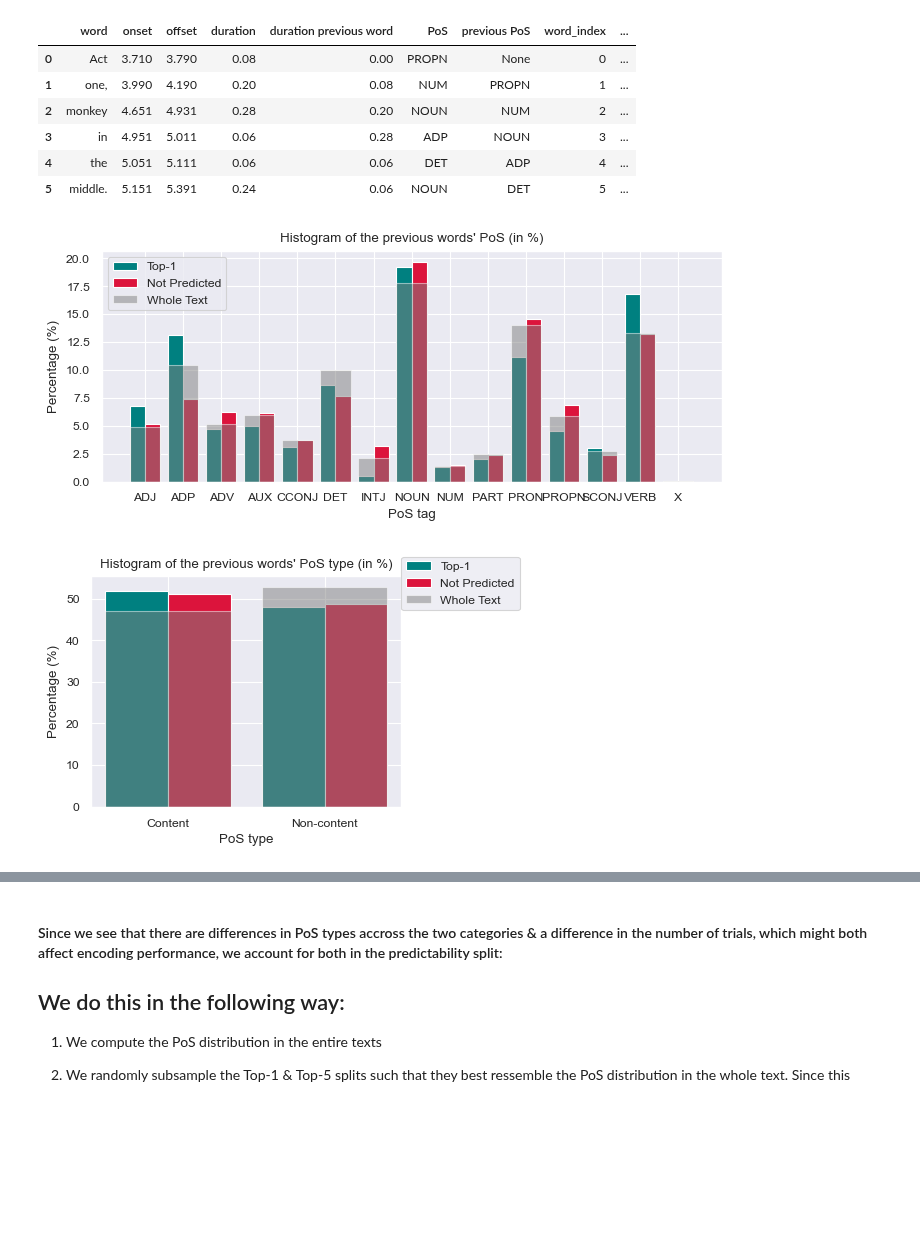
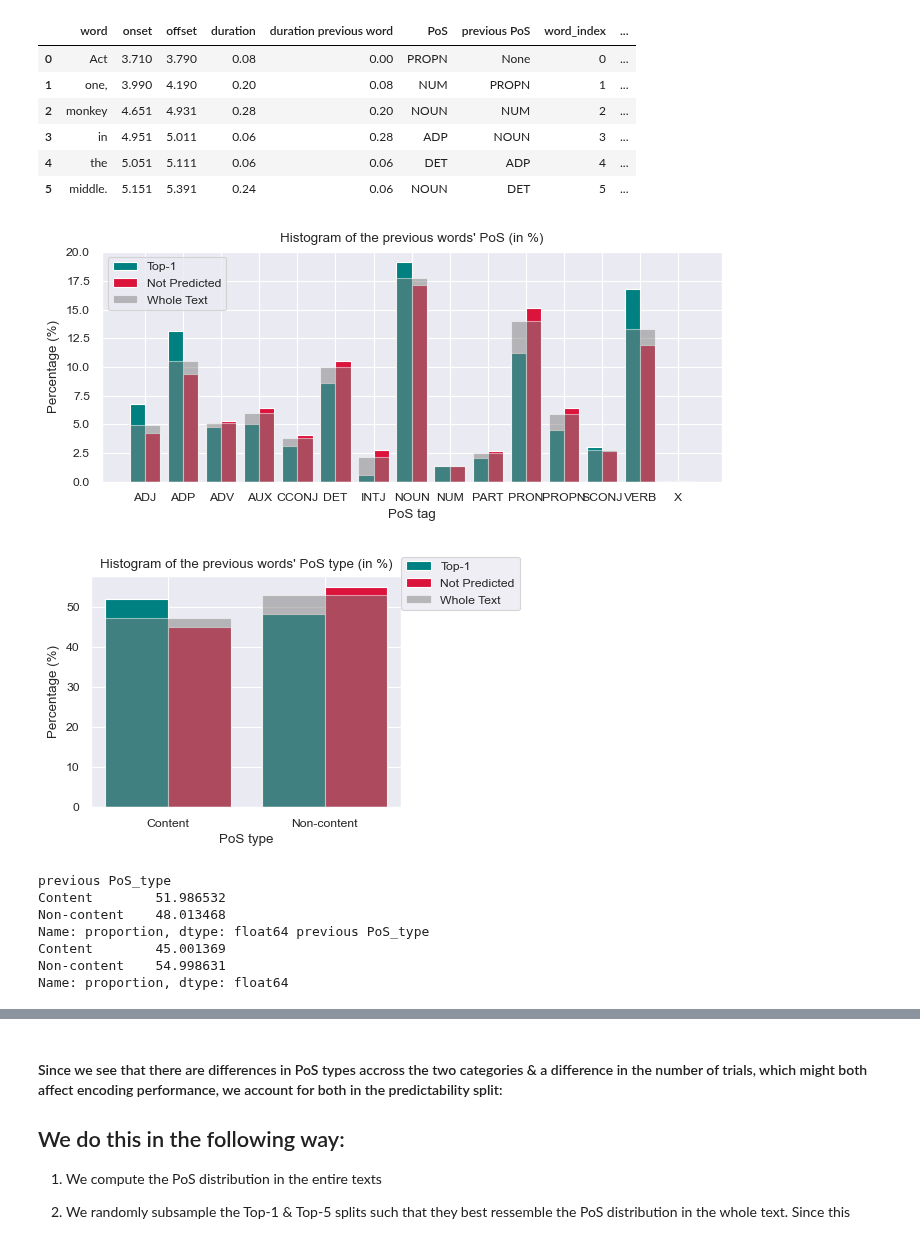
Before and after one commit to InesSchoenmann/Lingpred, a Jupyter notebook: notebooks/Audio_Encoding.ipynb, the cells around one changed output, grey strips where cells are left out. Saved outputs shown, nothing was run; the diff lists cells and outputs as text; code cells hidden in the pictures; blank space fills up the shorter version.

```diff
--- a/notebooks/Audio_Encoding.ipynb
+++ b/notebooks/Audio_Encoding.ipynb
@@ -21,8 +21,8 @@ warnings.filterwarnings("ignore", category=FutureWarning)
 # %%
 # select the dataset:
 # -------------------
-#dataset = 'Goldstein' # or
-dataset = 'Armeni'
+dataset = 'Goldstein' # or
+#dataset = 'Armeni'
 #dataset = 'Gwilliams'
 
 # type of audio data:
@@ -104,10 +104,10 @@ if dataset == 'Goldstein':
     with open(f'../audio/{dataset}/indices.pkl', 'rb') as f:
         indices = pickle.load(f)
 elif dataset == 'Gwilliams':
-    with open(f'../audio/{dataset}/indices_all_tasks.pkl', 'rb') as f:
+    with open(f'../data/{dataset}/indices_all_tasks.pkl', 'rb') as f:
         indices = pickle.load(f)
 elif dataset == 'Armeni':
-    with open(f'../audio/{dataset}/indices_all_sessions.pkl', 'rb') as f:
+    with open(f'../data/{dataset}/indices_all_sessions.pkl', 'rb') as f:
         indices = pickle.load(f)
 
 
@@ -211,7 +211,7 @@ if dataset == 'Goldstein':
         X_matrices_GPT     = pickle.load(f)
         X_GPT              = X_matrices_GPT['X_GPT_layer_47']
 elif dataset == 'Armeni':
-    with open('../audio/Armeni/X_y_matrices_Glove_GPT_arbitrary_session_1.pkl', 'rb') as f:
+    with open('../audio/Armeni/vectors_GPT_Glove_arbitrary_y_matrix_like_selfpred.pkl', 'rb') as f:
         X_matrices_GPT     = pickle.load(f)
         X_GPT              = X_matrices_GPT['X_GPT']
 elif dataset == 'Gwilliams':
@@ -503,26 +503,24 @@ words_df.head(6)
 # %%
 
 # Count and sort alphabetically, then convert to percentages
-counts1 = words_df[words_df.is_top_1]['previous PoS'].value_counts(normalize=True).sort_index() * 100
-counts2 = words_df[~words_df.is_top_1][~words_df.is_bigram]['previous PoS'].value_counts(normalize=True).sort_index() * 100
-counts3  = words_df['previous PoS'].value_counts(normalize=True).sort_index() * 100
+counts_top1     = words_df[words_df.is_top_1]['previous PoS'].value_counts(normalize=True).sort_index() * 100
+counts_not_top1 = words_df[~words_df.is_top_1]['previous PoS'].value_counts(normalize=True).sort_index() * 100
+counts_all      = words_df['previous PoS'].value_counts(normalize=True).sort_index() * 100
 
 # Combine the index to cover all POS tags
-all_tags = counts1.index.union(counts2.index).union(counts3.index)
-
+all_tags = counts_top1.index.union(counts_not_top1.index).union(counts_all.index)
 # Reindex to include all tags, filling missing with 0
-counts1 = counts1.reindex(all_tags, fill_value=0)
-counts2 = counts2.reindex(all_tags, fill_value=0)
-counts3 = counts3.reindex(all_tags, fill_value=0)
-
+counts_top1     = counts_top1.reindex(all_tags, fill_value=0)
+counts_not_top1 = counts_not_top1.reindex(all_tags, fill_value=0)
+counts_all      = counts_all.reindex(all_tags, fill_value=0)
 # Plot
 plt.figure(figsize=(8,3))
 width = 0.4
 x = range(len(all_tags))
 
-plt.bar([i - width/2 for i in x], counts1, width=width, color='teal', label='Top-1')
-plt.bar([i + width/2 for i in x], counts2, width=width, color='crimson', label='Not Predicted')
-plt.bar(x, counts3, width=width*2, color='gray', alpha=0.5, label='Whole Text')
+plt.bar([i - width/2 for i in x], counts_top1, width=width, color='teal', label='Top-1')
+plt.bar([i + width/2 for i in x], counts_not_top1, width=width, color='crimson', label='Not Predicted')
+plt.bar(x, counts_all, width=width*2, color='gray', alpha=0.5, label='Whole Text')
 
 plt.xticks(x, all_tags)
 plt.xlabel('PoS tag')
@@ -531,39 +529,45 @@ plt.title("Histogram of the previous words' PoS (in %)")
 plt.legend()
 plt.show()
 # %% [output]
-[figure, old version]
+[figure, new version]
 # %%
 
 # Count and sort alphabetically, then convert to percentages
-counts1 = words_df[words_df.is_top_1]['previous PoS_type'].value_counts(normalize=True).sort_index() * 100
-counts2 = words_df[~words_df.is_top_1][~words_df.is_bigram]['previous PoS_type'].value_counts(normalize=True).sort_index() * 100
-counts3  = words_df['previous PoS_type'].value_counts(normalize=True).sort_index() * 100
+counts_top1     = words_df[words_df.is_top_1]['previous PoS_type'].value_counts(normalize=True).sort_index() * 100
+counts_not_top1 = words_df[~words_df.is_top_1]['previous PoS_type'].value_counts(normalize=True).sort_index() * 100
+counts_all      = words_df['previous PoS_type'].value_counts(normalize=True).sort_index() * 100
 
 # Combine the index to cover all POS tags
-all_tags = counts1.index.union(counts2.index).union(counts3.index)
-
+all_tags = counts_top1.index.union(counts_not_top1.index).union(counts_all.index)
 # Reindex to include all tags, filling missing with 0
-counts1 = counts1.reindex(all_tags, fill_value=0)
-counts2 = counts2.reindex(all_tags, fill_value=0)
-counts3 = counts3.reindex(all_tags, fill_value=0)
-
+counts_top1     = counts_top1.reindex(all_tags, fill_value=0)
+counts_not_top1 = counts_not_top1.reindex(all_tags, fill_value=0)
+counts_all      = counts_all.reindex(all_tags, fill_value=0)
 # Plot
 plt.figure(figsize=(4,3))
 width = 0.4
 x = range(len(all_tags))
 
-plt.bar([i - width/2 for i in x], counts1, width=width, color='teal', label='Top-1')
-plt.bar([i + width/2 for i in x], counts2, width=width, color='crimson', label='Not Predicted')
-plt.bar(x, counts3, width=width*2, color='gray', alpha=0.5, label='Whole Text')
+plt.bar([i - width/2 for i in x], counts_top1, width=width, color='teal', label='Top-1')
+plt.bar([i + width/2 for i in x], counts_not_top1, width=width, color='crimson', label='Not Predicted')
+plt.bar(x, counts_all, width=width*2, color='gray', alpha=0.5, label='Whole Text')
 
 plt.xticks(x, all_tags)
 plt.xlabel('PoS type')
 plt.ylabel('Percentage (%)')
 plt.title("Histogram of the previous words' PoS type (in %)")
 plt.legend(loc=(1, 0.85))
 plt.show()
+print(counts_top1, counts_not_top1)
 # %% [output]
-[figure, old version]
+[figure, new version]
+previous PoS_type
+Content        51.986532
+Non-content    48.013468
+Name: proportion, dtype: float64 previous PoS_type
+Content        45.001369
+Non-content    54.998631
+Name: proportion, dtype: float64
 # %%
 
 # Count and sort alphabetically, then convert to percentages
```
Also changed, not shown: parts of 6 cells of this notebook.
